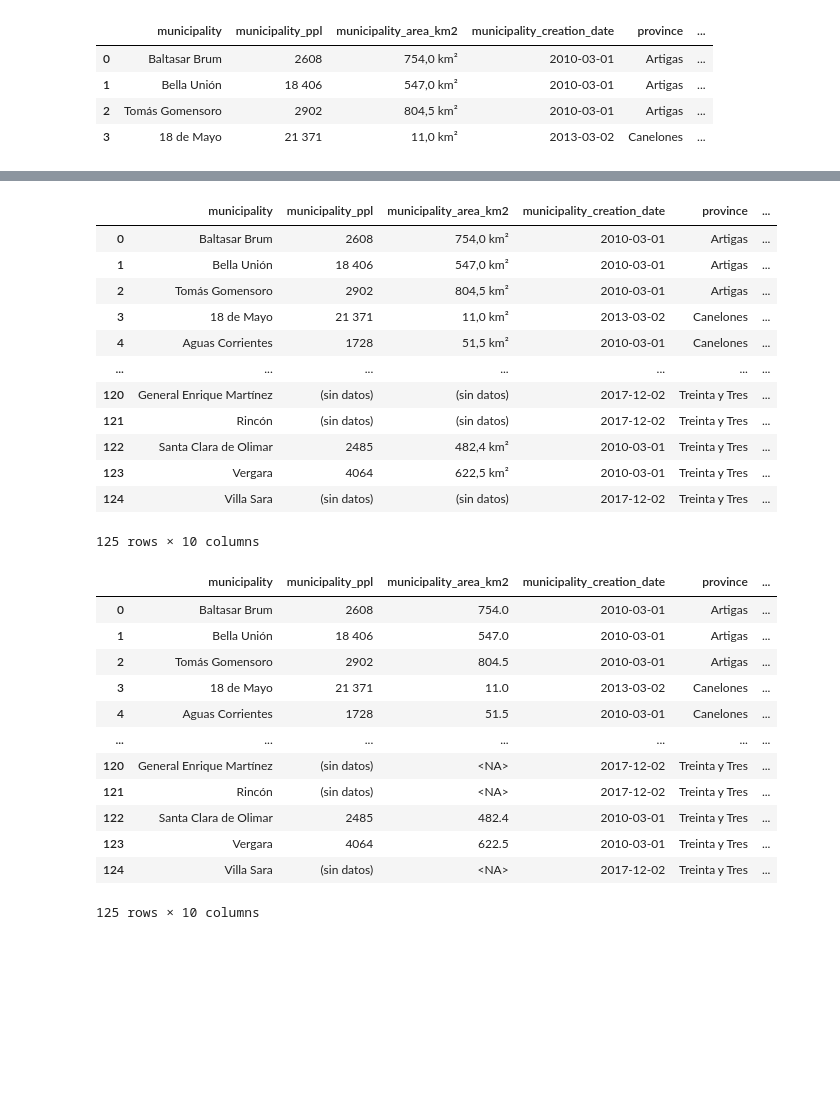
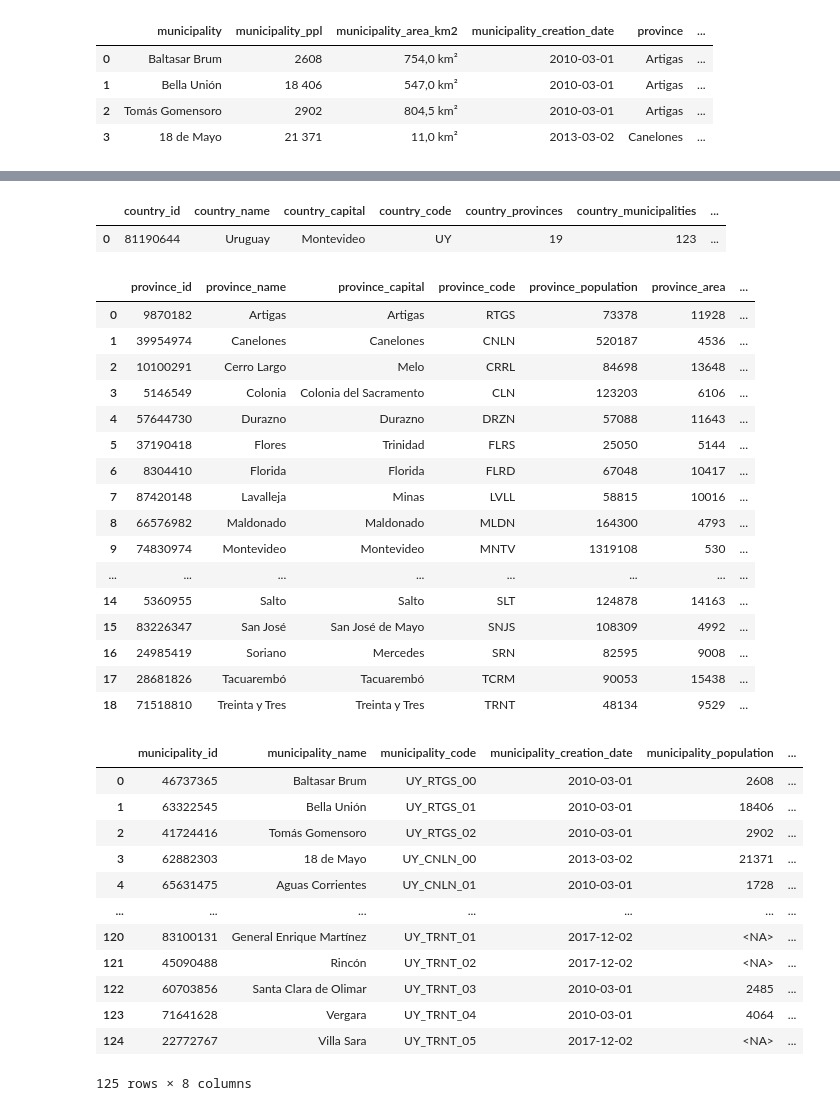
Before and after one commit to Tetfretguru/myroots, a Jupyter notebook: notebooks/lab.ipynb, the cells around one changed output, grey strips where cells are left out. Cells and saved outputs as stored; diff of their text form; code cells hidden in the pictures; blank space fills up the shorter version.

Commit message:
geography: location tables made and normalized

```diff
--- a/notebooks/lab.ipynb
+++ b/notebooks/lab.ipynb
@@ -236,17 +288,38 @@ TRNT
 # %%
-dft = tuy.transform(divisions, municipalities)
-dft
+country_df, province_df, municipality_df = tuy.transform_location(divisions, municipalities, normalize=True)
+display(country_df)
+display(province_df)
+display(municipality_df)
 # %% [output]
-|  | municipality | municipality_ppl | municipality_area_km2 | municipality_creation_date | province | ... |
-| 0 | Baltasar Brum | 2608 | 754,0 km² | 2010-03-01 | Artigas | ... |
-| 1 | Bella Unión | 18 406 | 547,0 km² | 2010-03-01 | Artigas | ... |
-| 2 | Tomás Gomensoro | 2902 | 804,5 km² | 2010-03-01 | Artigas | ... |
-| 3 | 18 de Mayo | 21 371 | 11,0 km² | 2013-03-02 | Canelones | ... |
-| 4 | Aguas Corrientes | 1728 | 51,5 km² | 2010-03-01 | Canelones | ... |
-| ... | ... | ... | ... | ... | ... | ... |
-| 120 | General Enrique Martínez | (sin datos) | (sin datos) | 2017-12-02 | Treinta y Tres | ... |
-| 121 | Rincón | (sin datos) | (sin datos) | 2017-12-02 | Treinta y Tres | ... |
-| 122 | Santa Clara de Olimar | 2485 | 482,4 km² | 2010-03-01 | Treinta y Tres | ... |
-| 123 | Vergara | 4064 | 622,5 km² | 2010-03-01 | Treinta y Tres | ... |
-| 124 | Villa Sara | (sin datos) | (sin datos) | 2017-12-02 | Treinta y Tres | ... |
+|  | country_id | country_name | country_capital | country_code | country_provinces | country_municipalities | ... |
+| 0 | 81190644 | Uruguay | Montevideo | UY | 19 | 123 | ... |
+|  | province_id | province_name | province_capital | province_code | province_population | province_area | ... |
+| 0 | 9870182 | Artigas | Artigas | RTGS | 73378 | 11928 | ... |
+| 1 | 39954974 | Canelones | Canelones | CNLN | 520187 | 4536 | ... |
+| 2 | 10100291 | Cerro Largo | Melo | CRRL | 84698 | 13648 | ... |
+| 3 | 5146549 | Colonia | Colonia del Sacramento | CLN | 123203 | 6106 | ... |
+| 4 | 57644730 | Durazno | Durazno | DRZN | 57088 | 11643 | ... |
+| 5 | 37190418 | Flores | Trinidad | FLRS | 25050 | 5144 | ... |
+| 6 | 8304410 | Florida | Florida | FLRD | 67048 | 10417 | ... |
+| 7 | 87420148 | Lavalleja | Minas | LVLL | 58815 | 10016 | ... |
+| 8 | 66576982 | Maldonado | Maldonado | MLDN | 164300 | 4793 | ... |
+| 9 | 74830974 | Montevideo | Montevideo | MNTV | 1319108 | 530 | ... |
+| ... | ... | ... | ... | ... | ... | ... | ... |
+| 14 | 5360955 | Salto | Salto | SLT | 124878 | 14163 | ... |
+| 15 | 83226347 | San José | San José de Mayo | SNJS | 108309 | 4992 | ... |
+| 16 | 24985419 | Soriano | Mercedes | SRN | 82595 | 9008 | ... |
+| 17 | 28681826 | Tacuarembó | Tacuarembó | TCRM | 90053 | 15438 | ... |
+| 18 | 71518810 | Treinta y Tres | Treinta y Tres | TRNT | 48134 | 9529 | ... |
+|  | municipality_id | municipality_name | municipality_code | municipality_creation_date | municipality_population | ... |
+| 0 | 46737365 | Baltasar Brum | UY_RTGS_00 | 2010-03-01 | 2608 | ... |
+| 1 | 63322545 | Bella Unión | UY_RTGS_01 | 2010-03-01 | 18406 | ... |
+| 2 | 41724416 | Tomás Gomensoro | UY_RTGS_02 | 2010-03-01 | 2902 | ... |
+| 3 | 62882303 | 18 de Mayo | UY_CNLN_00 | 2013-03-02 | 21371 | ... |
+| 4 | 65631475 | Aguas Corrientes | UY_CNLN_01 | 2010-03-01 | 1728 | ... |
+| ... | ... | ... | ... | ... | ... | ... |
+| 120 | 83100131 | General Enrique Martínez | UY_TRNT_01 | 2017-12-02 | <NA> | ... |
+| 121 | 45090488 | Rincón | UY_TRNT_02 | 2017-12-02 | <NA> | ... |
+| 122 | 60703856 | Santa Clara de Olimar | UY_TRNT_03 | 2010-03-01 | 2485 | ... |
+| 123 | 71641628 | Vergara | UY_TRNT_04 | 2010-03-01 | 4064 | ... |
+| 124 | 22772767 | Villa Sara | UY_TRNT_05 | 2017-12-02 | <NA> | ... |
-125 rows × 10 columns
+125 rows × 8 columns
@@ -255,29 +325,0 @@ import numpy as np
-# %%
-dft["municipality_area_km2"] = (
-    dft["municipality_area_km2"]
-    .replace(r"\s+km.*", " ", regex=True)
-    .replace(r"\(sin\sdatos\)", pd.NA, regex=True)
-    .replace(r"\,", ".", regex=True)
-    .str.split()
-)
-dft.loc[dft["municipality_area_km2"].notna(), "municipality_area_km2"] = (
-    dft
-    .loc[dft["municipality_area_km2"].notna(), "municipality_area_km2"]
-    .apply(lambda m: m[0])
-    .apply(float)
-)
-dft
-# %% [output]
-|  | municipality | municipality_ppl | municipality_area_km2 | municipality_creation_date | province | ... |
-| 0 | Baltasar Brum | 2608 | 754.0 | 2010-03-01 | Artigas | ... |
-| 1 | Bella Unión | 18 406 | 547.0 | 2010-03-01 | Artigas | ... |
-| 2 | Tomás Gomensoro | 2902 | 804.5 | 2010-03-01 | Artigas | ... |
-| 3 | 18 de Mayo | 21 371 | 11.0 | 2013-03-02 | Canelones | ... |
-| 4 | Aguas Corrientes | 1728 | 51.5 | 2010-03-01 | Canelones | ... |
-| ... | ... | ... | ... | ... | ... | ... |
-| 120 | General Enrique Martínez | (sin datos) | <NA> | 2017-12-02 | Treinta y Tres | ... |
-| 121 | Rincón | (sin datos) | <NA> | 2017-12-02 | Treinta y Tres | ... |
-| 122 | Santa Clara de Olimar | 2485 | 482.4 | 2010-03-01 | Treinta y Tres | ... |
-| 123 | Vergara | 4064 | 622.5 | 2010-03-01 | Treinta y Tres | ... |
-| 124 | Villa Sara | (sin datos) | <NA> | 2017-12-02 | Treinta y Tres | ... |
-125 rows × 10 columns
```
Also changed, not shown: parts of 7 cells of this notebook, 5 other files.
